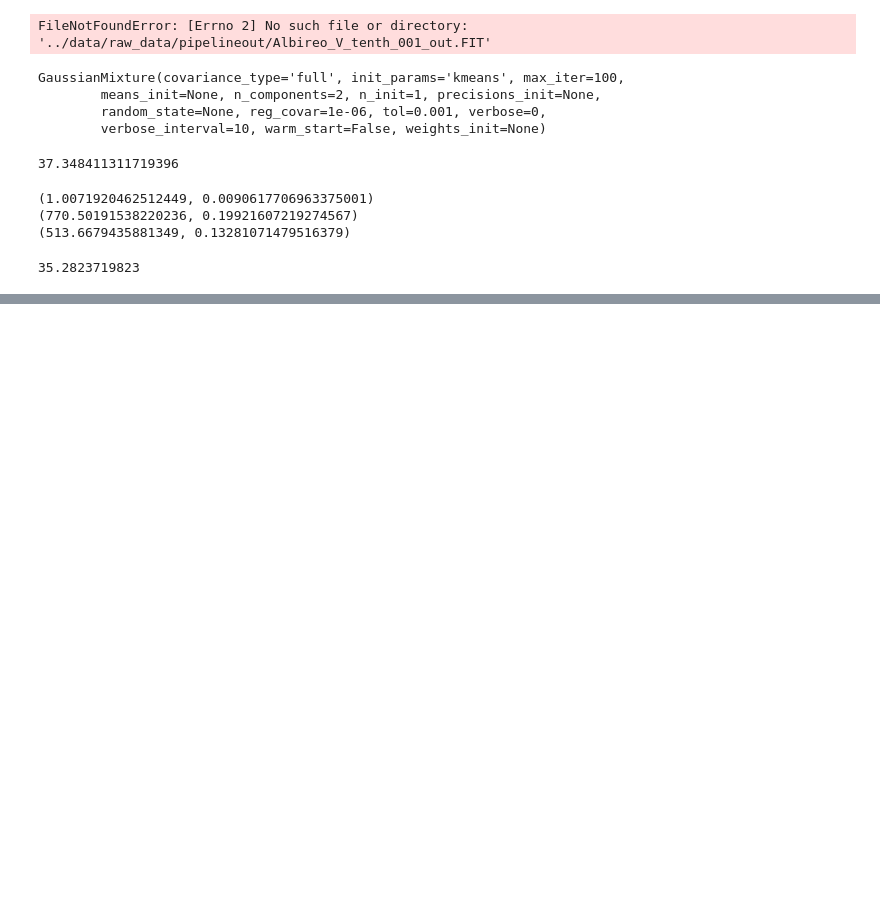
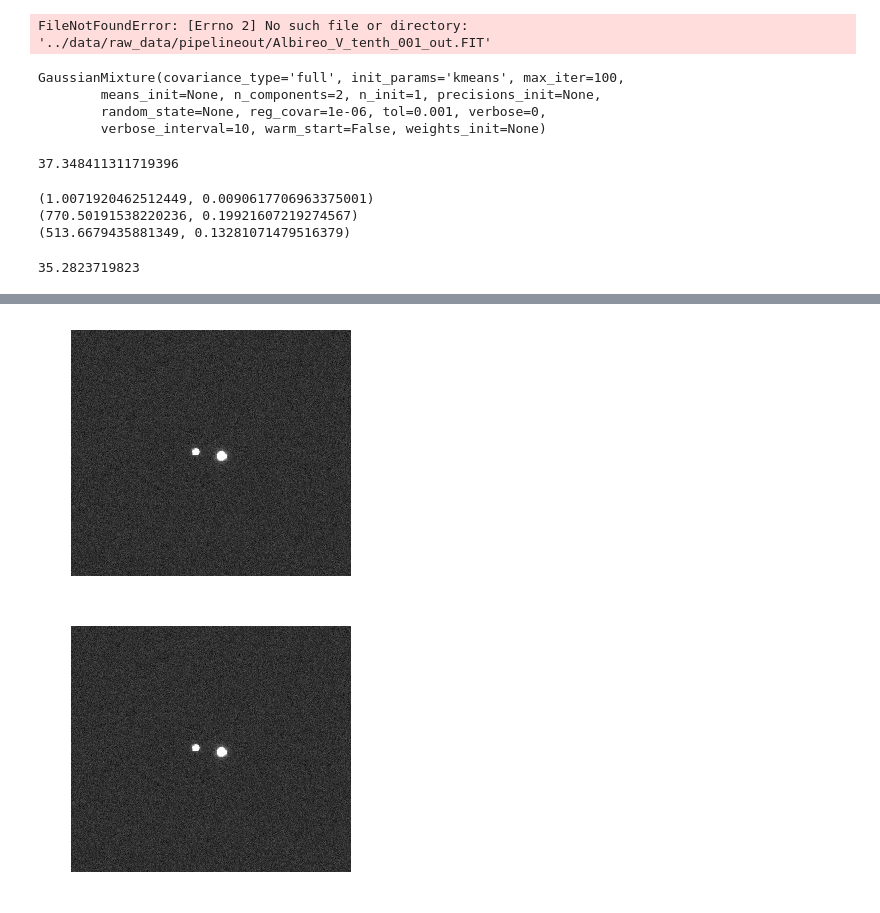
Before and after one commit to mileslucas/astro344l, a Jupyter notebook: lab2/src/lab2.ipynb, the cells around one changed output, grey strips where cells are left out. Saved outputs shown, nothing was run; the diff lists cells and outputs as text; code cells hidden in the pictures; blank space fills up the shorter version.

```diff
--- a/lab2/src/lab2.ipynb
+++ b/lab2/src/lab2.ipynb
@@ -177,0 +202,17 @@ plt.axis('off')
+# %%
+low, high = -54, 240
+filelist = ['../data/science/processed/Albireo_V_half_001_processed.FIT', '../data/science/processed/Albireo_V_full_001_processed.FIT']
+imgs = [fits.getdata(file) for file in filelist]
+
+s = ['05', '10']
+for i, img in enumerate(imgs):
+    plt.figure()
+    plt.imshow(data, cmap='gray', origin='lower', vmin=low, vmax=high)
+    plt.xlim(200, 570)
+    plt.ylim(75, 400)
+    plt.axis('off')
+    plt.tight_layout()
+#     plt.savefig('../docs/figs/v{}.png'.format(s[i]))
+# %% [output]
+[figure, added]
+[figure, added]
```
Also changed, not shown: parts of 3 cells of this notebook, 7 other files.
